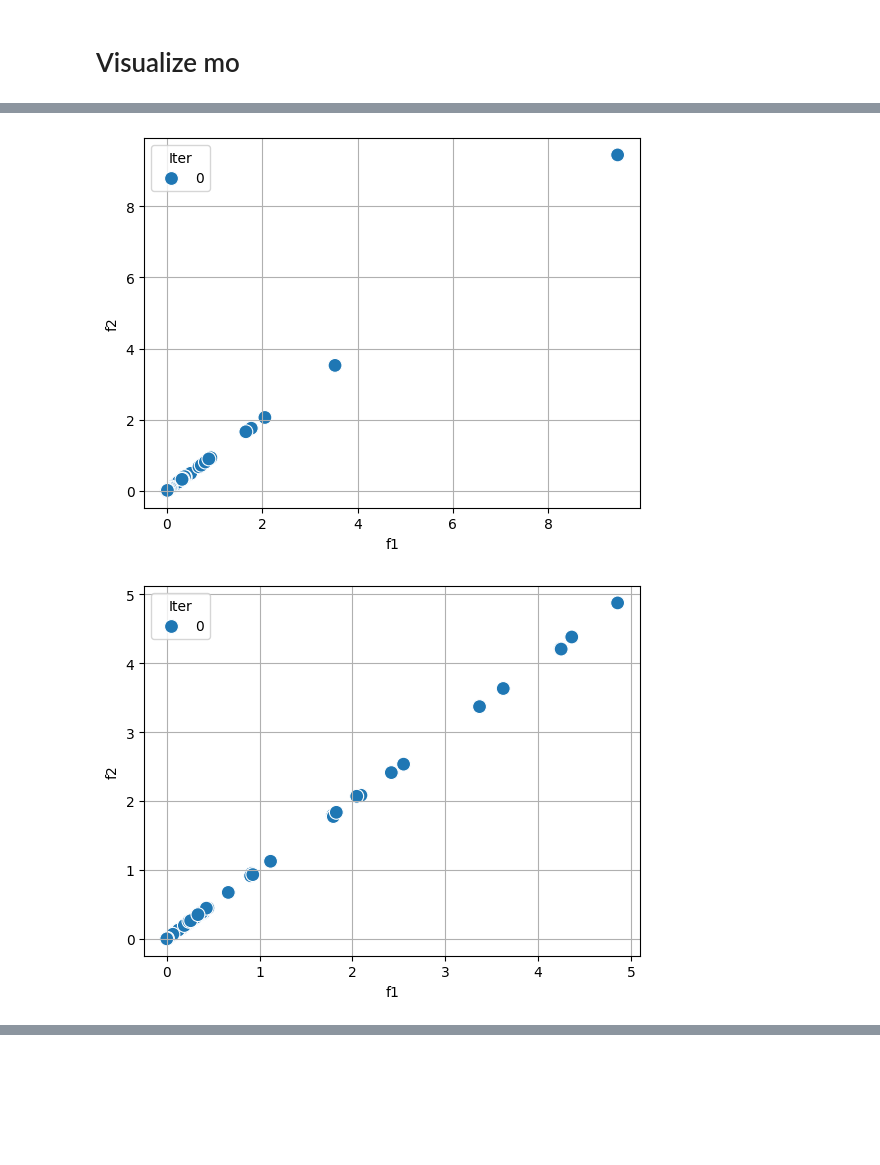
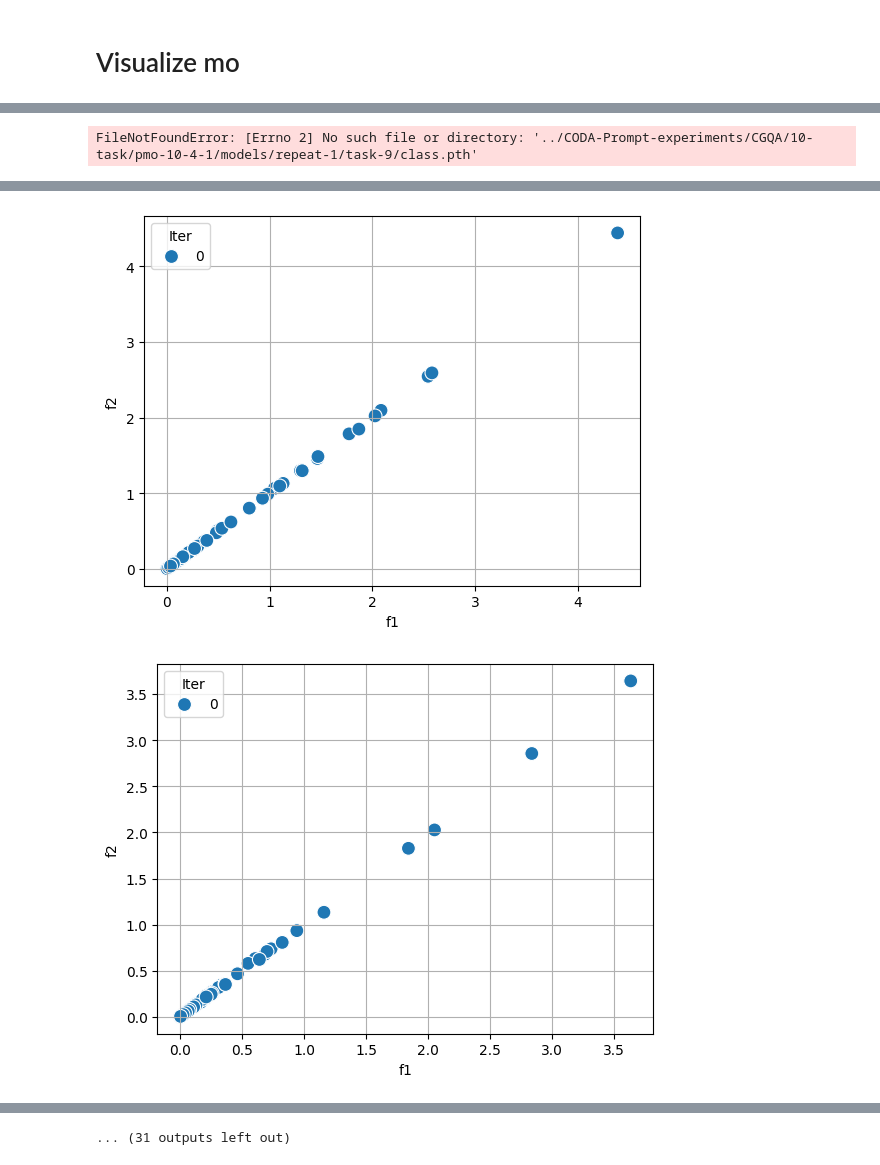
Before and after one commit to liaoweiduo/CODA-Prompt, a Jupyter notebook: generate_results.ipynb, the cells around one changed output, grey strips where cells are left out. Drawn from its saved outputs; the diff is of its cells as text; code cells hidden in the pictures; blank space fills up the shorter version.

```diff
--- a/generate_results.ipynb
+++ b/generate_results.ipynb
@@ -78,7 +78,7 @@ args.learner_type = 'pmo'    # prompt
 args.learner_name = 'PMOPrompt'
 args.prompt_param = [100, 8, 0.0, 2]        # [4] -> n_obj
 args.memory = 0
-args.log_dir = '../CODA-Prompt-experiments/CGQA/10-task/pmo-10-4-0'     # pmo-10-4-0   coda-p
+args.log_dir = '../CODA-Prompt-experiments/CGQA/10-task/pmo-10-4-1'     # pmo-10-4-0   coda-p
 args.debug_mode = 1
 args.dataroot = '../../../OneDrive - City University of Hong Kong - Student/datasets'
 args.oracle_flag = False
@@ -133,24 +133,24 @@ def prepare(trainer=None, task_id=-1):
     return trainer
 # %%
 trainer = None
-# for i in range(10):
-i=0
-trainer = prepare(trainer, task_id=i)
+for i in range(10):
+# i=0
+    trainer = prepare(trainer, task_id=i)
 
-learner = trainer.learner
-model = learner.model
-prompt = model.prompt
-learner.aux.update_source(trainer.train_dataset)
+    learner = trainer.learner
+    model = learner.model
+    prompt = model.prompt
+    learner.aux.update_source(trainer.train_dataset)
 
-learner.epoch = 0
+    learner.epoch = 0
 
-for layer_idx in [0, 1,2,3, 4]:
-    mo_matrix = learner.obtain_mo_matrix(hard_l=layer_idx, add_noise=False)
-    # print(f'mo_matrix: {mo_matrix}')
-    hv_loss = cal_hv_loss(mo_matrix, ref=None)
-    print(hv_loss)
-    figure = draw_objs(mo_matrix.detach().cpu().numpy()[np.newaxis, :2, :], None)   # only f1-f2
-    figure.savefig(f'{args.log_dir}/temp/mo_task{i}_l{layer_idx}_f1-f2.png', bbox_inches='tight')
+    for layer_idx in [0, 1,2,3, 4]:
+        mo_matrix = learner.obtain_mo_matrix(hard_l=layer_idx, add_noise=False)
+        # print(f'mo_matrix: {mo_matrix}')
+        hv_loss = cal_hv_loss(mo_matrix, ref=None)
+        print(hv_loss)
+        figure = draw_objs(mo_matrix.detach().cpu().numpy()[np.newaxis, :2, :], None)   # only f1-f2
+        figure.savefig(f'{args.log_dir}/temp/mo_task{i}_l{layer_idx}_f1-f2.png', bbox_inches='tight')
 # %% [output]
 *****************************************
 ====================== 1 =======================
@@ -171,0 +189 @@ tensor(65.6830, device='cuda:0', grad_fn=<SumBackward0>)
+FileNotFoundError: [Errno 2] No such file or directory: '../CODA-Prompt-experiments/CGQA/10-task/pmo-10-4-1/models/repeat-1/task-9/class.pth'
@@ -173,2 +191,2 @@ tensor(65.6830, device='cuda:0', grad_fn=<SumBackward0>)
-[figure, old version]
+[figure, new version]
-[figure, old version]
+[figure, new version]
@@ -176,0 +199 @@ tensor(65.6830, device='cuda:0', grad_fn=<SumBackward0>)
+... (31 outputs left out)
```
Also changed, not shown: parts of 1 cell of this notebook, 5 other files.
